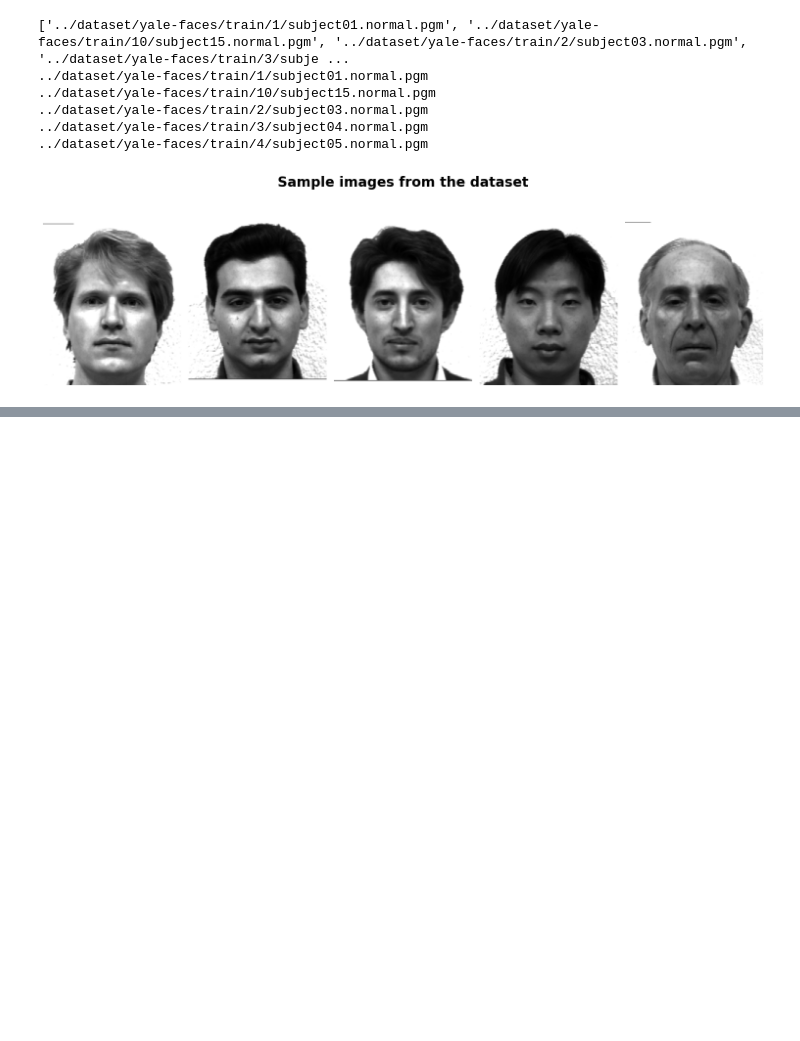
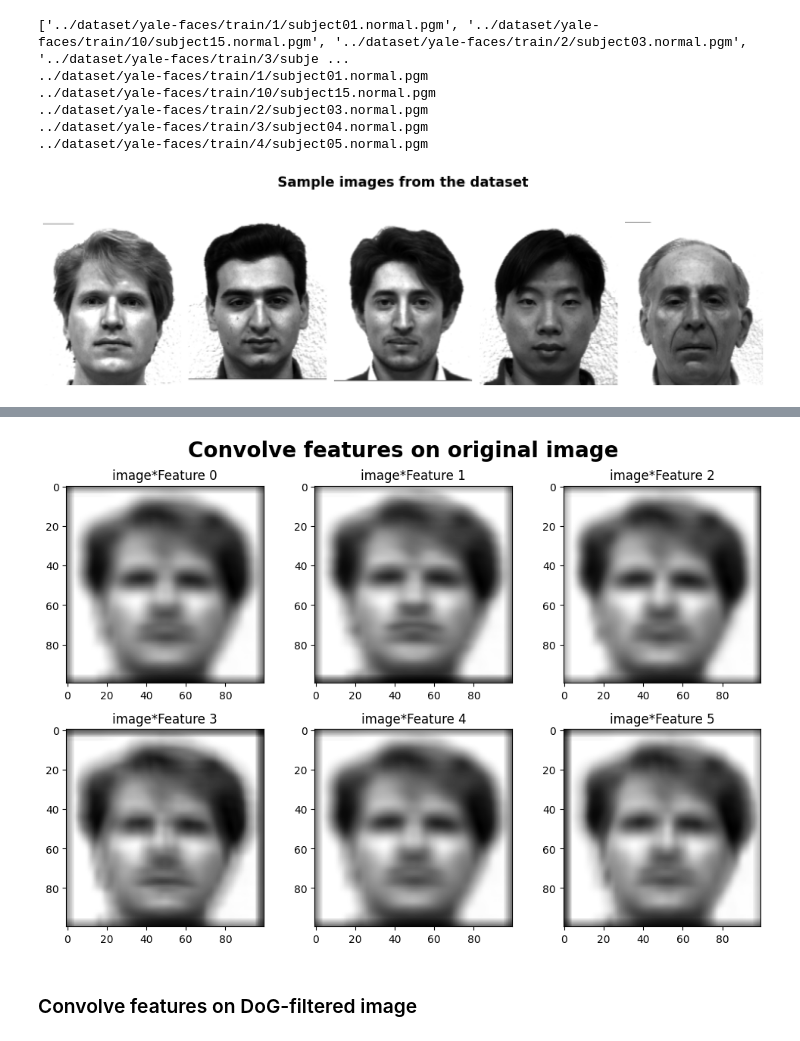
Before and after one commit to Amir-Entezari/neuroscience-convolutional-spiking-neural-network, a Jupyter notebook: notebooks/part2.ipynb, the cells around one changed output, grey strips where cells are left out. Cells and saved outputs as stored; diff of their text form; code cells hidden in the pictures; blank space fills up the shorter version.

```diff
--- a/notebooks/part2.ipynb
+++ b/notebooks/part2.ipynb
@@ -285,0 +402,27 @@ plt.show()
+# %%
+# Read a PIL image
+img = Image.open('../dataset/yale-faces/train/1/subject01.normal.pgm').convert('L')  # Convert to grayscale
+transform = transforms.Compose([
+    transforms.ToTensor(),  # Converts to Tensor, scales to [0, 1] float
+    transforms.Resize((SENSORY_SIZE_HEIGHT, SENSORY_SIZE_WIDTH))
+])
+img_tensor = transform(img)
+img_tensor = img_tensor.squeeze(0)  # Add batch and channel dimensions
+# %%
+feature_maps = sim.syn_inp_out.synapses[0].weights
+fig = plt.figure(figsize=(10, 10))
+
+for i in range(sim.l2_depth):
+    ax1 = fig.add_subplot(3, 3, i+1)
+    result = F.conv2d(img_tensor.unsqueeze(0).unsqueeze(0), feature_maps[i].unsqueeze(0), stride=1, padding='same')
+    ax1.imshow(result[0][0], cmap='gray')
+    ax1.set_title(f"image*Feature {i}")
+
+fig.suptitle("Convolve features on original image", fontsize=20, fontweight='bold')
+plt.tight_layout()
+# plt.savefig("report/plots/part1-input-layer-compare-filters.pdf")
+plt.show()
+# %% [output]
+[figure, added]
+# %% [markdown]
+### Convolve features on DoG-filtered image
```
Also changed, not shown: parts of 24 cells of this notebook.
